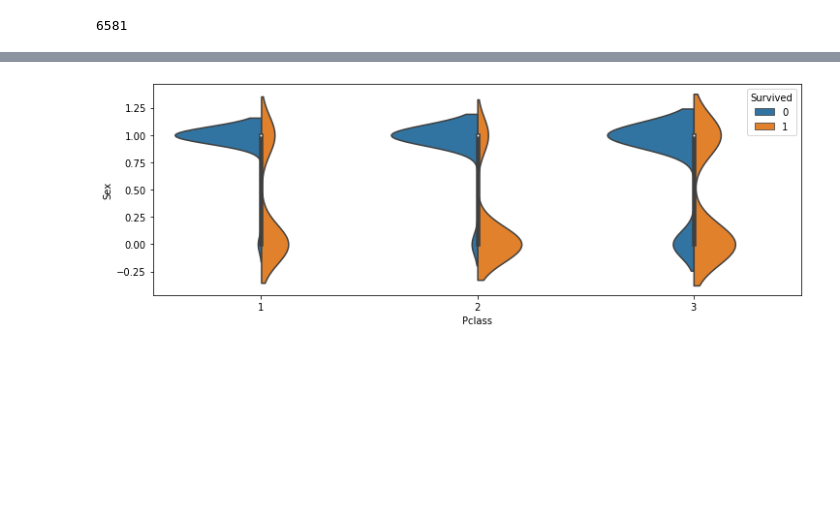
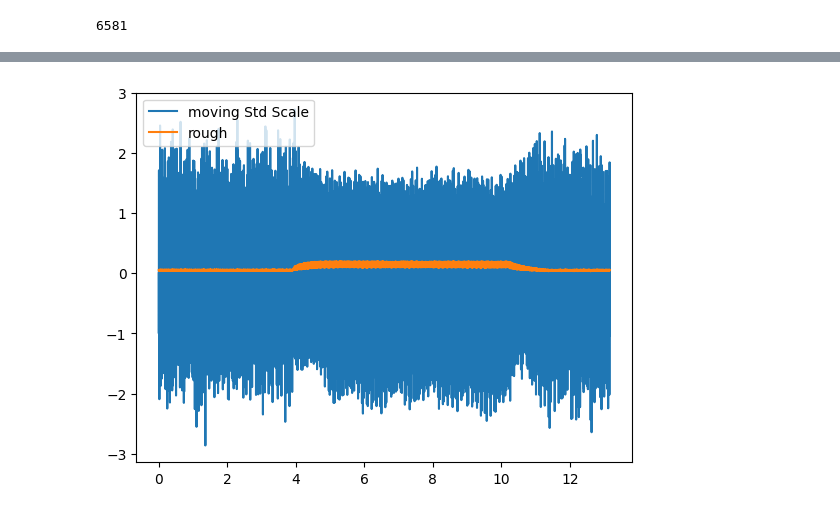
Before and after one commit to ThMRudolf/DataMining2024, a Jupyter notebook: Py/DM_01_anaysis.ipynb, the cells around one changed output, grey strips where cells are left out. Saved outputs shown, nothing was run; the diff lists cells and outputs as text; code cells hidden in the pictures; blank space fills up the shorter version.

```diff
--- a/Py/DM_01_anaysis.ipynb
+++ b/Py/DM_01_anaysis.ipynb
@@ -123,7 +138,9 @@ plt.show()
-# %%
-# Correlation of two variables + target variable
-plt.figure(figsize=(12, 4))
-sns.violinplot(x='Pclass', y='Sex', hue='Survived', data=df, split=True)
-plt.show()
-# %% [output]
-[figure, removed]
+# %%
+# time series plot before and after scaling
+
+plt.plot(df['time'], iq, label = 'moving Std Scale')
+plt.plot(df['time'], df[label]/36, label = 'rough')
+plt.legend(loc = 2)
+plt.show()
+# %% [output]
+[figure, added]
```
Also changed, not shown: parts of 11 cells of this notebook.
